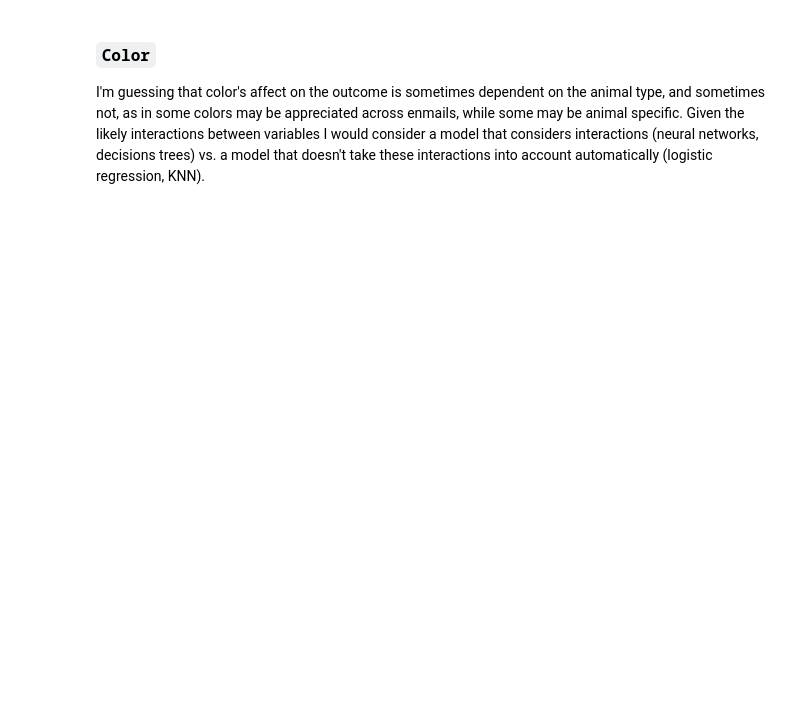
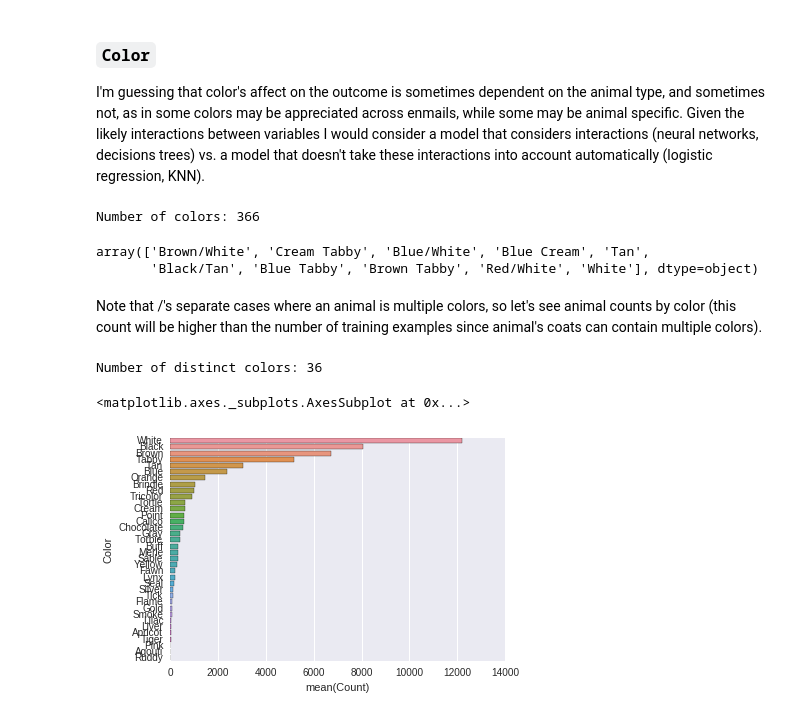
Before and after one commit to jakesherman/shelter-animals-kaggle, a Jupyter notebook: 1-exploring.ipynb, the cells around one changed output. Cells and saved outputs as stored; diff of their text form; code cells hidden in the pictures; blank space fills up the shorter version.

```diff
--- a/1-exploring.ipynb
+++ b/1-exploring.ipynb
@@ -237,3 +245,28 @@ sns.distplot(train[train['AnimalType'] == 'Cat'].groupby('Breed').size().reset_i
 I'm guessing that color's affect on the outcome is sometimes dependent on the animal type, and sometimes not, as in some colors may be appreciated across enmails, while some may be animal specific. Given the likely interactions between variables I would consider a model that considers interactions (neural networks, decisions trees) vs. a model that doesn't take these interactions into account automatically (logistic regression, KNN).
 # %%
 print 'Number of colors:', len(train['Color'].unique())
+train['Color'].unique()[:10]
+# %% [output]
+Number of colors: 366
+array(['Brown/White', 'Cream Tabby', 'Blue/White', 'Blue Cream', 'Tan',
+       'Black/Tan', 'Blue Tabby', 'Brown Tabby', 'Red/White', 'White'], dtype=object)
+# %% [markdown]
+Note that /'s separate cases where an animal is multiple colors, so let's see animal counts by color (this count will be higher than the number of training examples since animal's coats can contain multiple colors).
+# %%
+colors = {}
+for color in list(train['Color']):
+    color = re.split('\W+', color)
+    for subcolor in color:
+        try:
+            colors[subcolor] += 1
+        except:
+            colors[subcolor] = 1
+
+print 'Number of distinct colors:', len(colors)
+sns.barplot(y = "Color", x = "Count",
+            data = (pd.DataFrame(colors.items(), columns=['Color', 'Count'])
+                    .sort_values(['Count'], ascending = False)))
+# %% [output]
+Number of distinct colors: 36
+<matplotlib.axes._subplots.AxesSubplot at 0x...>
+[figure, added]
```
Also changed, not shown: parts of 8 cells of this notebook.
